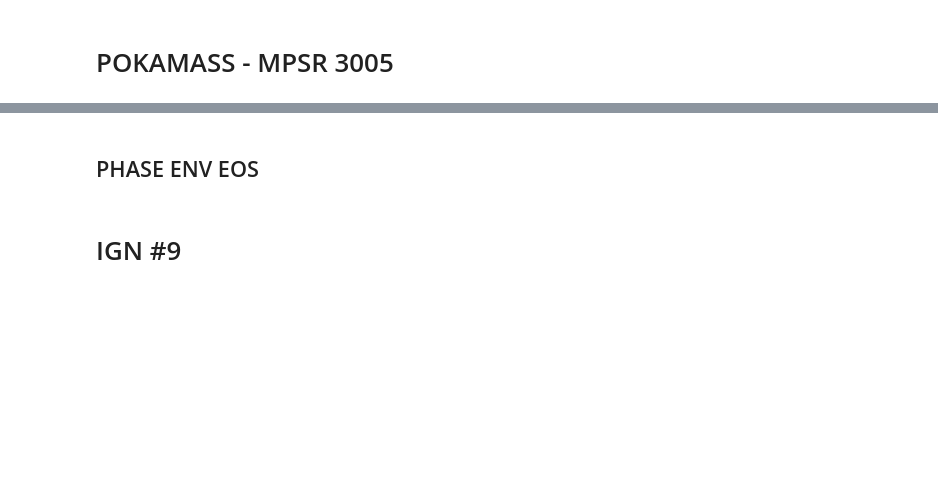
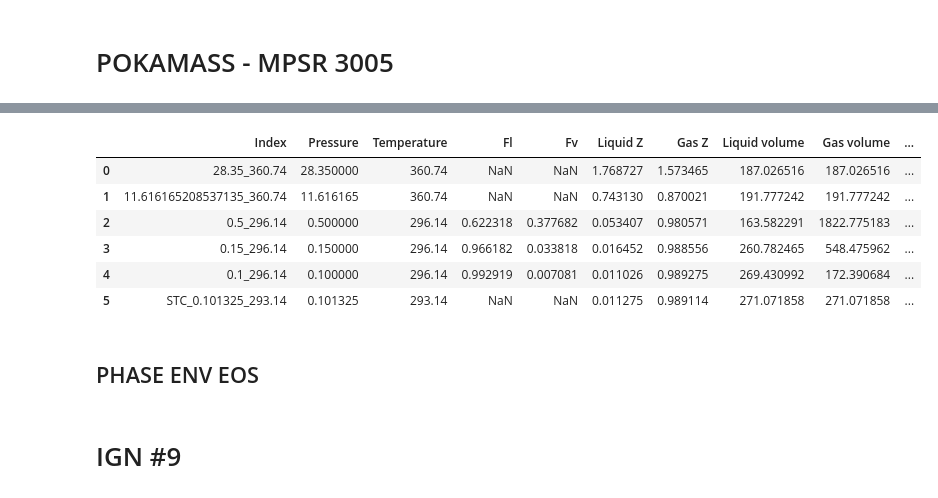
Before and after one commit to SidorenkoDD/BlackBoxFluid, a Jupyter notebook: code/notebook diss.ipynb, the cells around one changed output, grey strips where cells are left out. Drawn from its saved outputs; the diff is of its cells as text; code cells hidden in the pictures; blank space fills up the shorter version.

```diff
--- a/code/notebook diss.ipynb
+++ b/code/notebook diss.ipynb
@@ -1117,6 +1407,11 @@ yamb_model.saturation_pressure(120)
 excel_loader = CompositionExcelLoader(r'C:\Users\user\Desktop\PVT_TSU\diss\pokamass.xlsx')
 pokamass_dict = excel_loader.load(header=True, sheet='to_model')
 # %%
-pokamass_comp = Composition(pokamass_dict)
+pokamass_comp = Composition(pokamass_dict, c6_plus_correlations= {'critical_temperature': 'kesler_lee',
+                                                    'critical_pressure': 'kesler_lee',
+                                                    'acentric_factor': 'rizari_al_sahhaf',
+                                                    'critical_volume': 'hall_yarborough',
+                                                    'k_watson': 'k_watson',
+                                                    'shift_parameter': 'jhaveri_youngren'})
 # %%
 pokamass_comp.COMPOSITION_PROPERTIES
@@ -1133,3 +1495,14 @@ pokam_model.saturation_pressure(150)
+# %%
+dle_res_view = DLEResultsViewer()
+dle_res_view.view(pokam_model.experiments.SEPARATORTEST_MOD.result)
+# %% [output]
+|  | Index | Pressure | Temperature | Fl | Fv | Liquid Z | Gas Z | Liquid volume | Gas volume | ... |
+| 0 | 28.35_360.74 | 28.350000 | 360.74 | NaN | NaN | 1.768727 | 1.573465 | 187.026516 | 187.026516 | ... |
+| 1 | 11.616165208537135_360.74 | 11.616165 | 360.74 | NaN | NaN | 0.743130 | 0.870021 | 191.777242 | 191.777242 | ... |
+| 2 | 0.5_296.14 | 0.500000 | 296.14 | 0.622318 | 0.377682 | 0.053407 | 0.980571 | 163.582291 | 1822.775183 | ... |
+| 3 | 0.15_296.14 | 0.150000 | 296.14 | 0.966182 | 0.033818 | 0.016452 | 0.988556 | 260.782465 | 548.475962 | ... |
+| 4 | 0.1_296.14 | 0.100000 | 296.14 | 0.992919 | 0.007081 | 0.011026 | 0.989275 | 269.430992 | 172.390684 | ... |
+| 5 | STC_0.101325_293.14 | 0.101325 | 293.14 | NaN | NaN | 0.011275 | 0.989114 | 271.071858 | 271.071858 | ... |
 # %% [markdown]
 ## PHASE ENV EOS
 # %%
```
Also changed, not shown: parts of 55 cells of this notebook, 5 other files.
